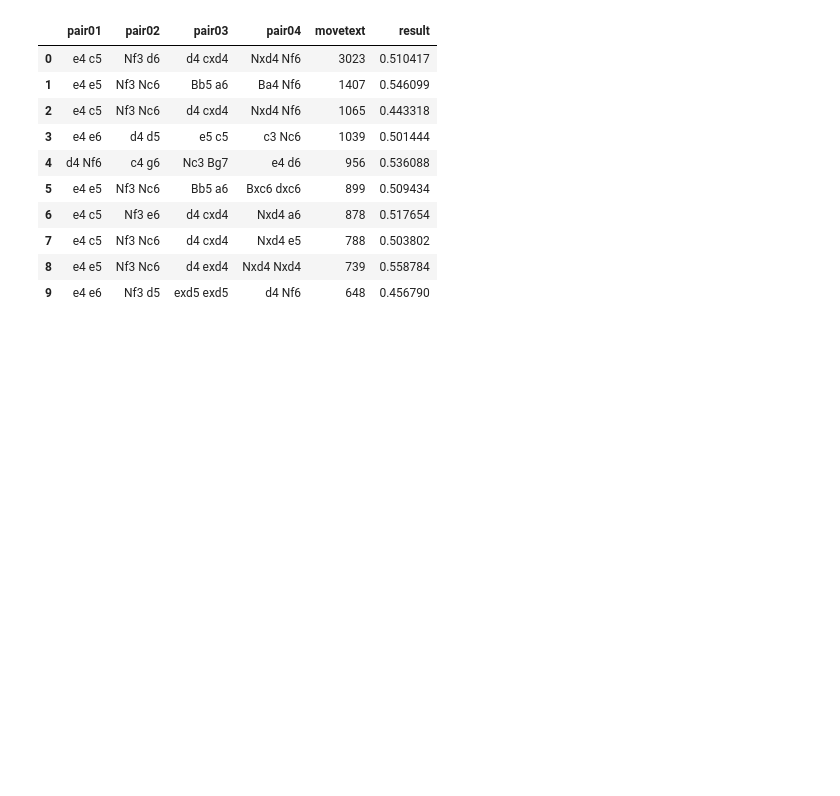
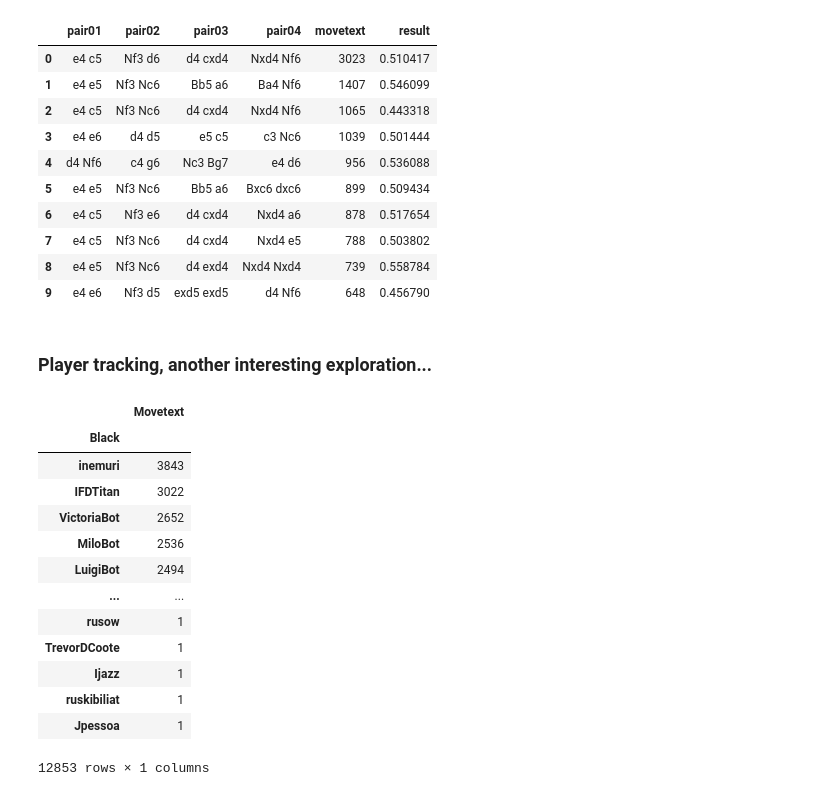
Before and after one commit to AGordon777/Unit5-MidProject, a Jupyter notebook: exploratory data analysis.ipynb, the cells around one changed output. Drawn from its saved outputs; the diff is of its cells as text; code cells hidden in the pictures; blank space fills up the shorter version.

```diff
--- a/exploratory data analysis.ipynb
+++ b/exploratory data analysis.ipynb
@@ -1302,3 +1368,30 @@ summary.head(10)
 | 7 | e4 c5 | Nf3 Nc6 | d4 cxd4 | Nxd4 e5 | 788 | 0.503802 |
 | 8 | e4 e5 | Nf3 Nc6 | d4 exd4 | Nxd4 Nxd4 | 739 | 0.558784 |
 | 9 | e4 e6 | Nf3 d5 | exd5 exd5 | d4 Nf6 | 648 | 0.456790 |
+# %% [markdown]
+### Player tracking, another interesting exploration...
+# %%
+fics2 = pd.read_csv('./Processed Data/data_fics2_prepared.csv')
+
+fics2['datetime'] = fics2['Date']+' '+fics2['Time']
+fics2['datetime'] = pd.to_datetime(fics2['datetime'], format="%Y.%m.%d %H:%M:%S")
+fics2 = fics2.drop(['Date','Time'],axis=1)
+
+fics2['day'] = fics2['datetime'].dt.day
+
+fics2.groupby(['Black']).agg({'Movetext':np.size}).sort_values(by='Movetext', ascending=False)
+# %% [output]
+|  | Movetext |
+| Black |  |
+| inemuri | 3843 |
+| IFDTitan | 3022 |
+| VictoriaBot | 2652 |
+| MiloBot | 2536 |
+| LuigiBot | 2494 |
+| ... | ... |
+| rusow | 1 |
+| TrevorDCoote | 1 |
+| Ijazz | 1 |
+| ruskibiliat | 1 |
+| Jpessoa | 1 |
+12853 rows × 1 columns
```
Also changed, not shown: parts of 27 cells of this notebook, 1 other file.
